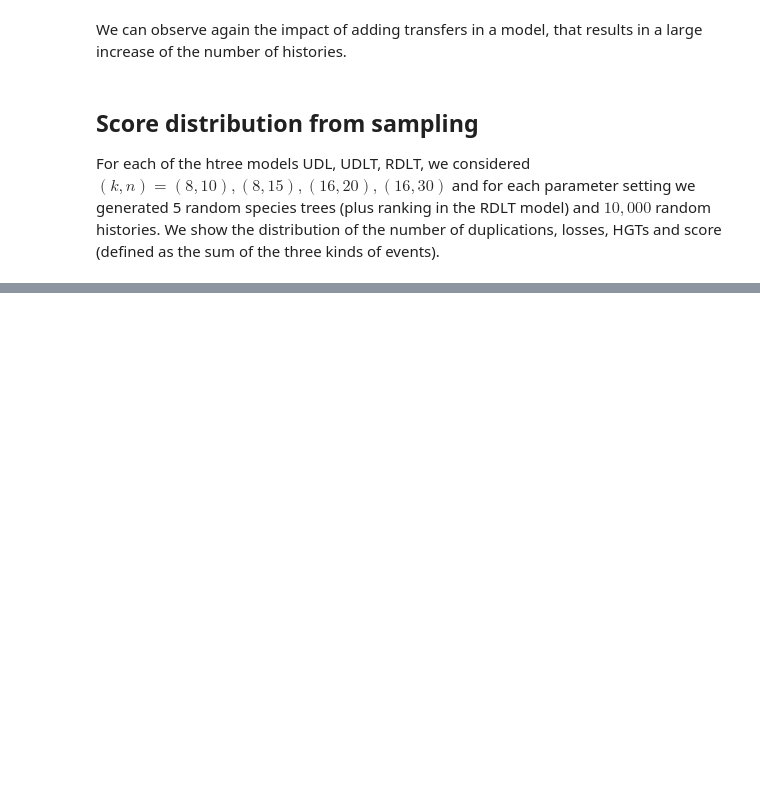
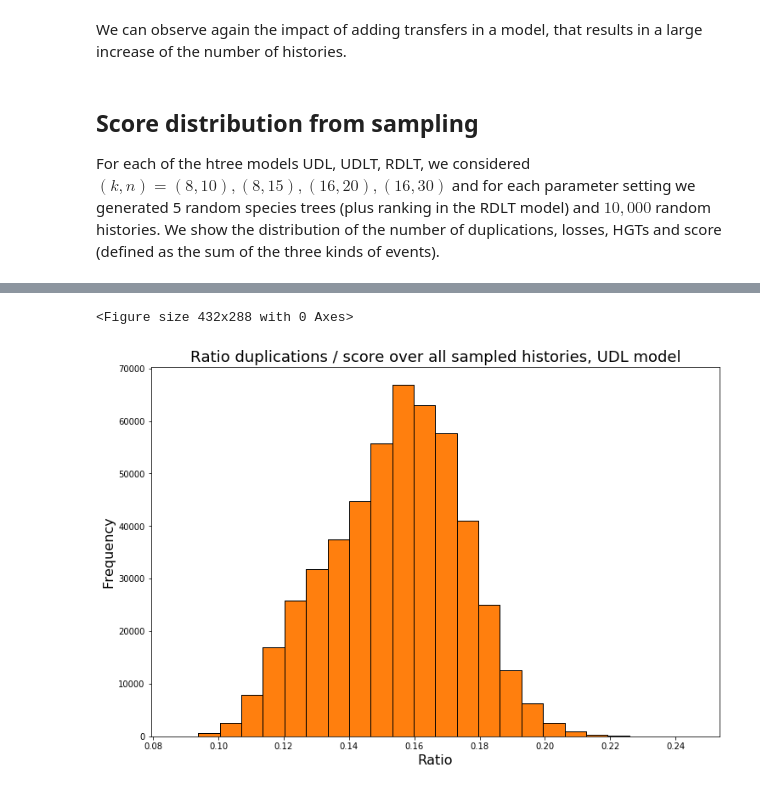
Before and after one commit to cchauve/DLT-Histories, a Jupyter notebook: DLTcount/doc/Paper_figures.ipynb, the cells around one changed output, grey strips where cells are left out. Saved outputs shown, nothing was run; the diff lists cells and outputs as text; code cells hidden in the pictures; blank space fills up the shorter version.

```diff
--- a/DLTcount/doc/Paper_figures.ipynb
+++ b/DLTcount/doc/Paper_figures.ipynb
@@ -498,0 +470,37 @@ plt.show()
+# %%
+from operator import truediv
+
+RATIO_DUP_SCORE_UDL = []
+RATIO_DUP_SCORE_UDLT = []
+RATIO_HGT_SCORE_UDLT = []
+RATIO_DUP_HGT_UDLT = []
+
+UDL_NBTREES = len(SCORES_16_30_UDL)
+for t in range(UDL_NBTREES):
+    RATIO_DUP_SCORE_UDL  += list(map(truediv,SCORES_16_30_UDL.iloc[t]['D'],SCORES_16_30_UDL.iloc[t]['A']))
+
+UDLT_NBTREES = len(SCORES_16_30_UDL)
+for t in range(UDLT_NBTREES):
+    RATIO_DUP_SCORE_UDLT += list(map(truediv,SCORES_16_30_UDLT.iloc[t]['D'],SCORES_16_30_UDLT.iloc[t]['A']))
+    RATIO_HGT_SCORE_UDLT += list(map(truediv,SCORES_16_30_UDLT.iloc[t]['T'],SCORES_16_30_UDLT.iloc[t]['A']))
+    RATIO_DUP_HGT_UDLT   += list(map(truediv,SCORES_16_30_UDLT.iloc[t]['D'],SCORES_16_30_UDLT.iloc[t]['T']))
+
+NB_BINS = 21 # Number of histograms bins
+# %%
+bins_DUP_SCORE_UDL = np.linspace(min(RATIO_DUP_SCORE_UDL),
+                                 max(RATIO_DUP_SCORE_UDL),
+                                 NB_BINS)
+plt.figure()
+fig = plt.figure(figsize=(12,8))
+ax  = fig.add_subplot(111)
+plt.title('Ratio duplications / score over all sampled histories, UDL model', fontsize=14)
+_ = plt.hist(RATIO_DUP_SCORE_UDL, bins=bins_DUP_SCORE_UDL, ec='black', color='darkorange')
+ax.title.set_size(18)
+ax.set_xlabel('Ratio', fontsize=16)
+ax.set_ylabel('Frequency', fontsize=16)
+plt.savefig('figures/duplications_vs_score_16_30_UDL.png')
+plt.hist(RATIO_DUP_SCORE_UDL, bins=bins_DUP_SCORE_UDL, ec='black')
+plt.show()
+# %% [output]
+<Figure size 432x288 with 0 Axes>
+[figure, added]
```
Also changed, not shown: parts of 12 cells of this notebook, 17 other files.
